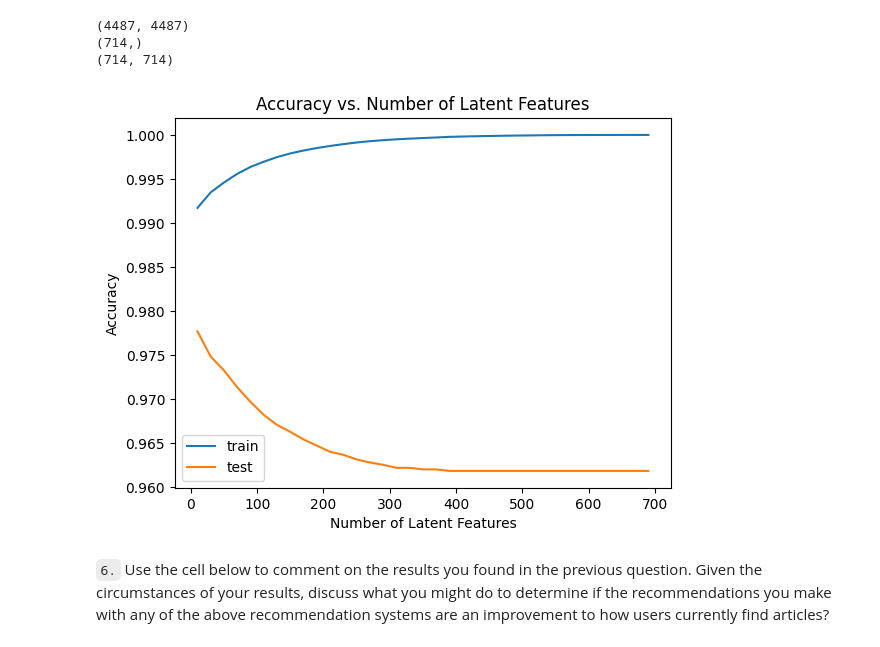
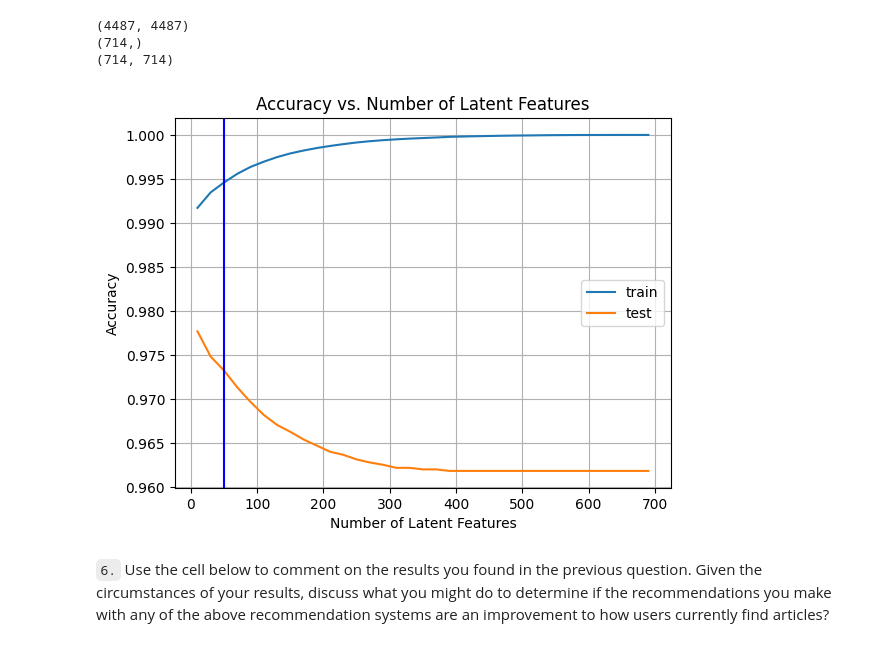
Before and after one commit to TobiasGroeschner/udacity-data-science-project-2, a Jupyter notebook: Project-3/Recommendations_with_IBM.ipynb, the cells around one changed output. Saved outputs shown, nothing was run; the diff lists cells and outputs as text; code cells hidden in the pictures.

```diff
--- a/Project-3/Recommendations_with_IBM.ipynb
+++ b/Project-3/Recommendations_with_IBM.ipynb
@@ -1351,12 +1362,14 @@ for k in num_latent_feats:
 # %%
 #plt.plot(num_latent_feats, 1 - np.array(sum_errs)/df.shape[0]);
 plt.plot(num_latent_feats, 1 - np.array(sum_errs_train)/(user_item_train.shape[0]*user_item_train.shape[1]), label='train')
 plt.plot(num_latent_feats, 1 - np.array(sum_errs_test)/(user_item_test_adj.shape[0]*user_item_test_adj.shape[1]), label = 'test');
+plt.axvline(x = 50, color = 'b')
 plt.xlabel('Number of Latent Features');
 plt.ylabel('Accuracy');
 plt.title('Accuracy vs. Number of Latent Features');
 plt.legend();
+plt.grid(True)
 # %% [output]
-[figure, old version]
+[figure, new version]
 # %% [markdown]
 `6.` Use the cell below to comment on the results you found in the previous question. Given the circumstances of your results, discuss what you might do to determine if the recommendations you make with any of the above recommendation systems are an improvement to how users currently find articles?
```
Also changed, not shown: parts of 10 cells of this notebook, 1 other file.
